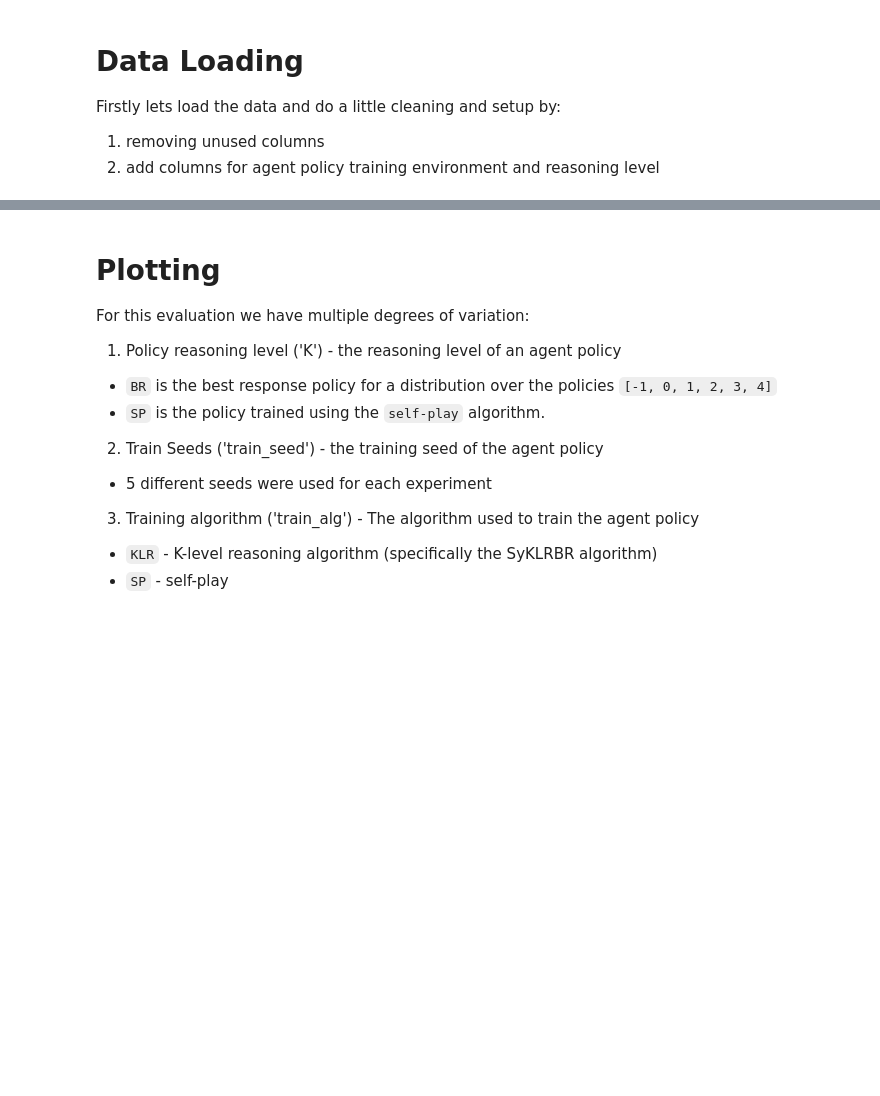
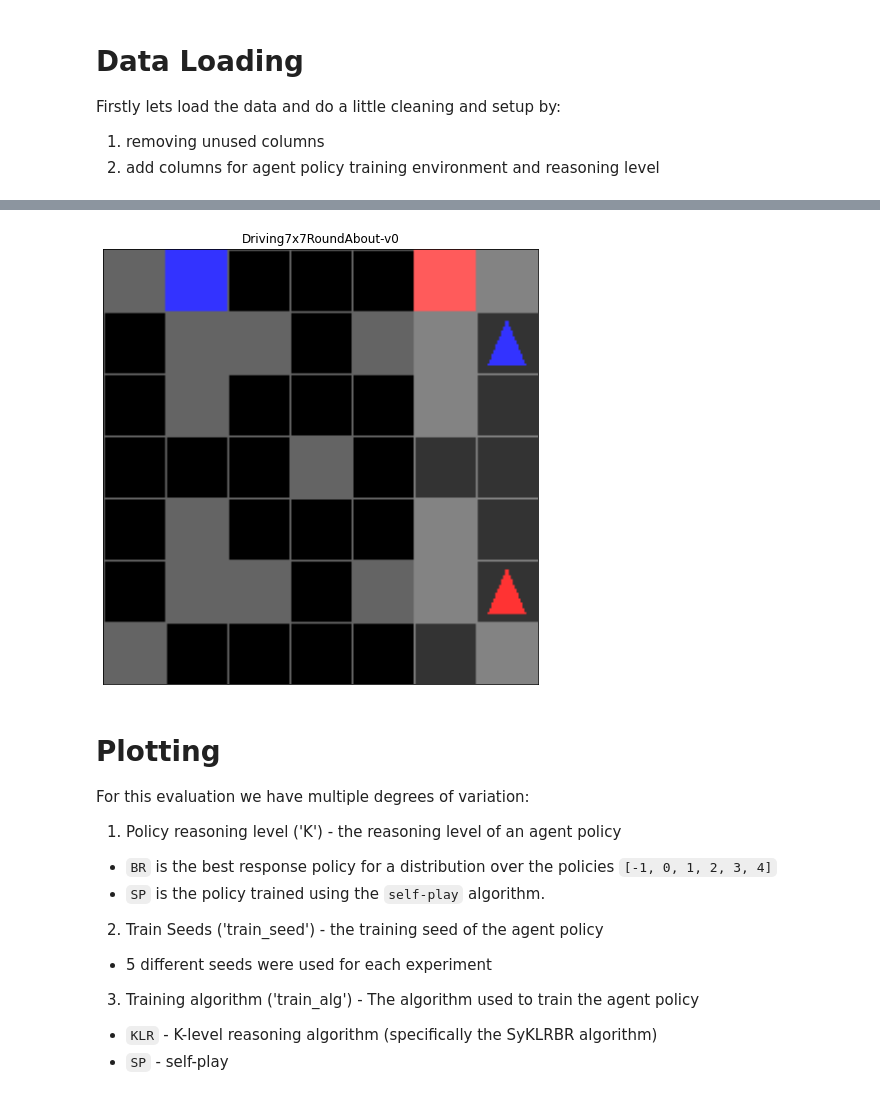
Before and after one commit to Jjschwartz/potmmcp, a Jupyter notebook: experiments/Driving/pairwise_analysis_v2.ipynb, the cells around one changed output, grey strips where cells are left out. Saved outputs shown, nothing was run; the diff lists cells and outputs as text; code cells hidden in the pictures; blank space fills up the shorter version.

```diff
--- a/experiments/Driving/pairwise_analysis_v2.ipynb
+++ b/experiments/Driving/pairwise_analysis_v2.ipynb
@@ -227,0 +37,24 @@ rl_df["train_alg"] = rl_df.apply(get_train_alg, axis=1)
+# %%
+rl_results_dir = 'pairwise_comparison_initseed0_numseeds1_2022-06-27_00-28-38pmhho7pe'
+
+columns_to_drop = [
+    'Unnamed: 0',
+    'episode_step_limit',
+    'time_limit',
+    'use_checkpointing',
+    'search_time_mean',
+    'search_time_std',
+    'update_time_mean',
+    'update_time_std',
+    'reinvigoration_time_mean',
+    'reinvigoration_time_std',
+    'policy_calls_mean',
+    'policy_calls_std',
+    'inference_time_mean',
+    'inference_time_std',
+    'episode_dones',
+]
+rl_df = plot_utils.import_results(rl_results_dir, columns_to_drop, False)
+
+rl_df.columns
+plot_utils.validate_and_display(rl_df, False)
@@ -228,3 +78,8 @@ rl_df["train_alg"] = rl_df.apply(get_train_alg, axis=1)
+# %%
+plot_utils.plot_environment(rl_df["env_name"].unique()[0])
+plt.show()
+# %% [output]
+[figure, added]
 # %% [markdown]
 # Plotting
 
```
Also changed, not shown: parts of 40 cells of this notebook, 3 other files.
